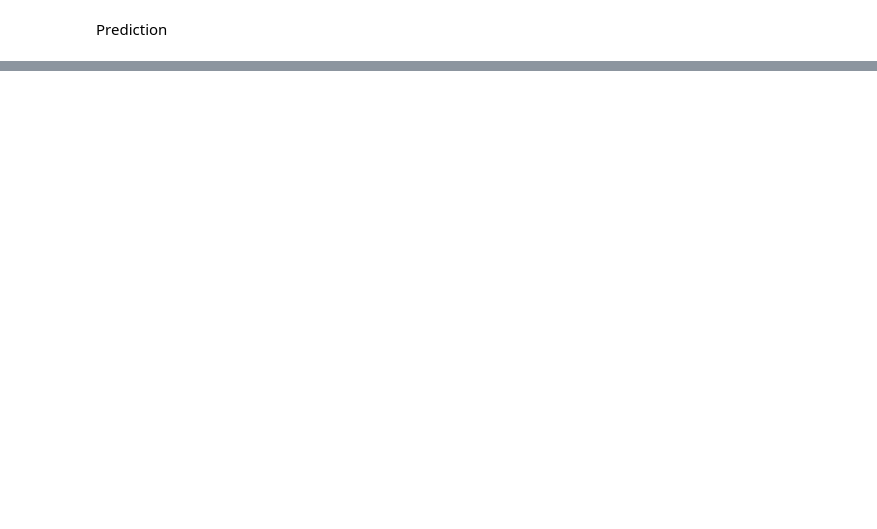
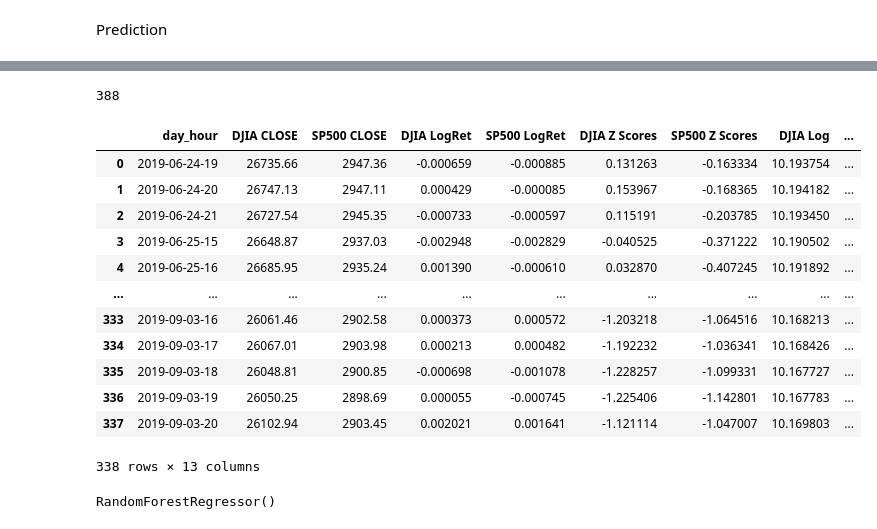
Before and after one commit to Megaexoplanet/Sentiment-Analysis-of-Tweets-to-Predict-Stock-Market, a Jupyter notebook: PThree.ipynb, the cells around one changed output, grey strips where cells are left out. Saved outputs shown, nothing was run; the diff lists cells and outputs as text; code cells hidden in the pictures; blank space fills up the shorter version.

```diff
--- a/PThree.ipynb
+++ b/PThree.ipynb
@@ -688,0 +913,4 @@ import matplotlib.pyplot as plt
+# %%
+hourly_tweets_summary = x
+# %%
+hourly_tweets_summary["Volume"] = y['tweet_text'].tolist()
@@ -688,0 +967,41 @@ import matplotlib.pyplot as plt
+# %%
+hourly_cleaned_prices = prices
+days_p = []
+hours_p = []
+day_time_p = []
+for j in range(hourly_cleaned_prices.count()[0]):
+    days_p.append(str(hourly_cleaned_prices.index[j])[:10])
+    hours_p.append(str(hourly_cleaned_prices.index[j])[11:13])
+    day_time_p.append(str(hourly_cleaned_prices.index[j])[:10]+"-"+str(hourly_cleaned_prices.index[j])[11:13])
+hourly_cleaned_prices['day'] = days_p
+hourly_cleaned_prices['hour'] = hours_p
+hourly_cleaned_prices['day_hour'] = day_time_p
+# %%
+hourly_tweets_summary = hourly_tweets_summary.set_index('day_hour')
+hourly_cleaned_prices = hourly_cleaned_prices.set_index('day_hour')
+# %%
+day_hour_column = hourly_tweets_summary.index.tolist()
+len(day_hour_column)
+# %% [output]
+388
+# %%
+hourly_result = pd.concat([hourly_cleaned_prices, hourly_tweets_summary], axis=1, join='inner')
+# hourly_result['day_hour'] = days_column
+hourly_result = hourly_result.reset_index(drop=False)
+# hourly_result.rename(columns={'day': 'Day'}, inplace=True)
+# hourly_result.to_csv(r"C:\Users\Owner\Desktop\Projects\hourly_stock_data.csv", header=True)
+hourly_result
+# %% [output]
+|  | day_hour | DJIA CLOSE | SP500 CLOSE | DJIA LogRet | SP500 LogRet | DJIA Z Scores | SP500 Z Scores | DJIA Log | ... |
+| 0 | 2019-06-24-19 | 26735.66 | 2947.36 | -0.000659 | -0.000885 | 0.131263 | -0.163334 | 10.193754 | ... |
+| 1 | 2019-06-24-20 | 26747.13 | 2947.11 | 0.000429 | -0.000085 | 0.153967 | -0.168365 | 10.194182 | ... |
+| 2 | 2019-06-24-21 | 26727.54 | 2945.35 | -0.000733 | -0.000597 | 0.115191 | -0.203785 | 10.193450 | ... |
+| 3 | 2019-06-25-15 | 26648.87 | 2937.03 | -0.002948 | -0.002829 | -0.040525 | -0.371222 | 10.190502 | ... |
+| 4 | 2019-06-25-16 | 26685.95 | 2935.24 | 0.001390 | -0.000610 | 0.032870 | -0.407245 | 10.191892 | ... |
+| ... | ... | ... | ... | ... | ... | ... | ... | ... | ... |
+| 333 | 2019-09-03-16 | 26061.46 | 2902.58 | 0.000373 | 0.000572 | -1.203218 | -1.064516 | 10.168213 | ... |
+| 334 | 2019-09-03-17 | 26067.01 | 2903.98 | 0.000213 | 0.000482 | -1.192232 | -1.036341 | 10.168426 | ... |
+| 335 | 2019-09-03-18 | 26048.81 | 2900.85 | -0.000698 | -0.001078 | -1.228257 | -1.099331 | 10.167727 | ... |
+| 336 | 2019-09-03-19 | 26050.25 | 2898.69 | 0.000055 | -0.000745 | -1.225406 | -1.142801 | 10.167783 | ... |
+| 337 | 2019-09-03-20 | 26102.94 | 2903.45 | 0.002021 | 0.001641 | -1.121114 | -1.047007 | 10.169803 | ... |
+338 rows × 13 columns
@@ -688,0 +1032,5 @@ import matplotlib.pyplot as plt
+# %%
+rf = RandomForestRegressor()
+rf.fit(numpy_df_train, y_train)
+# %% [output]
+RandomForestRegressor()
```
Also changed, not shown: parts of 76 cells of this notebook.
